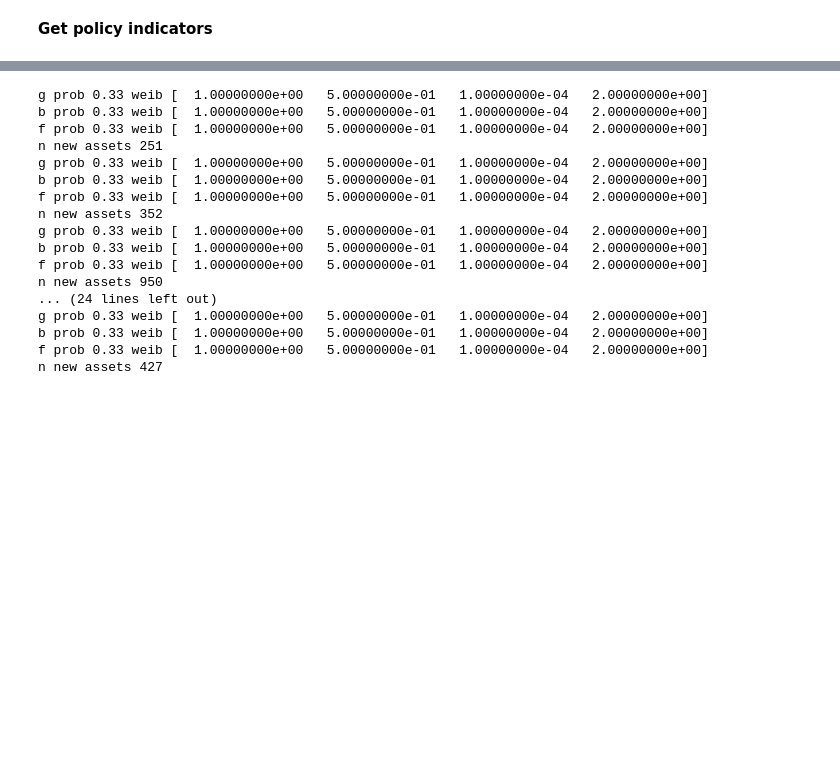
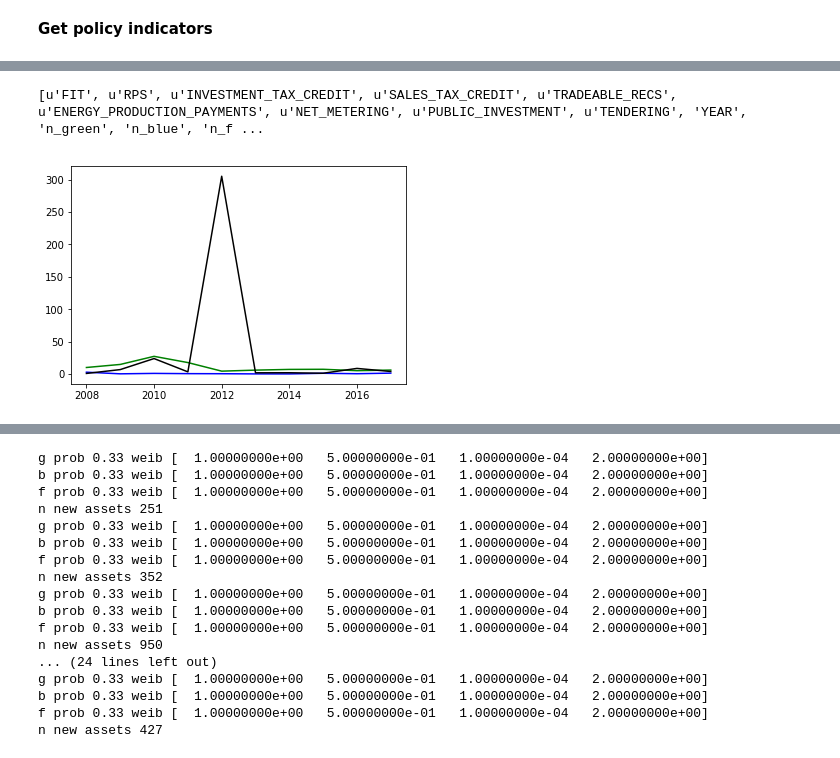
Before and after one commit to Lkruitwagen/power_sector_networks, a Jupyter notebook: Power_Sector_Asset_Networks.ipynb, the cells around one changed output, grey strips where cells are left out. Cells and saved outputs as stored; diff of their text form; code cells hidden in the pictures; blank space fills up the shorter version.

```diff
--- a/Power_Sector_Asset_Networks.ipynb
+++ b/Power_Sector_Asset_Networks.ipynb
@@ -156,2 +169,45 @@ def get_fitness(stats_T, stats_S):
 # %%
-null_df, retired_plants, new_plants, extra_plants, epsilons = make_null_model(iso_slice_plants, years)
+null_df, retired_plants, new_plants, extra_plants, epsilons, reso = make_null_model(iso_slice_plants, years)
+# %%
+## Define some params
+
+weib_params = {
+    'g':[1.0,0.5,0.0,2.0],
+    'b':[1.0,0.5,0.0,2.0],
+    'f':[1.0,0.5,0.0,2.0]
+}
+Pr = {
+    'g':0.33,
+    'b':0.33,
+    'f':0.33
+}
+
+### input params
+
+#switch to %n_c, %MW_c -> inputs all between 0 and 1
+input_params = list(df_policy_iso.index.values)+[
+    'n_green',
+    'n_blue',
+    'n_ff',
+    'MW_green',
+    'MW_blue',
+    'MW_ff',
+    'top_n_green',
+    'top_n_blue',
+    'top_n_ff',
+    'top_MW_green',
+    'top_MW_blue',
+    'top_MW_ff',
+    'BIAS',
+]
+
+print input_params
+# %% [output]
+[u'FIT', u'RPS', u'INVESTMENT_TAX_CREDIT', u'SALES_TAX_CREDIT', u'TRADEABLE_RECS', u'ENERGY_PRODUCTION_PAYMENTS', u'NET_METERING', u'PUBLIC_INVESTMENT', u'TENDERING', 'YEAR', 'n_green', 'n_blue', 'n_f ...
+# %%
+plt.plot(years[1:], [reso[y]['b'][3] for y in years[1:] ],color='b')
+plt.plot(years[1:], [reso[y]['g'][3] for y in years[1:] ],color='g')
+plt.plot(years[1:], [reso[y]['f'][3] for y in years[1:] ],color='k')
+plt.show()
+# %% [output]
+[figure, added]
```
Also changed, not shown: parts of 6 cells of this notebook, 2 other files.
